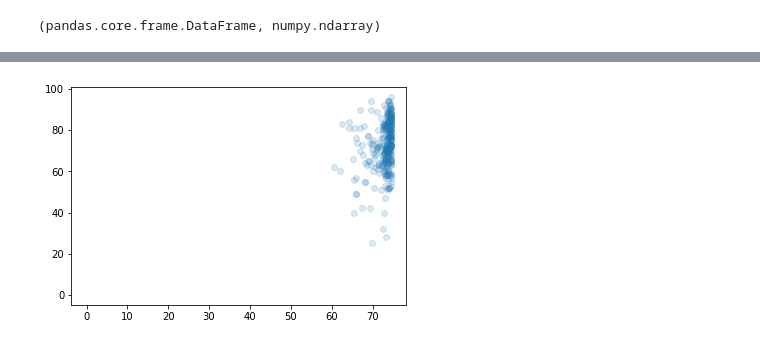
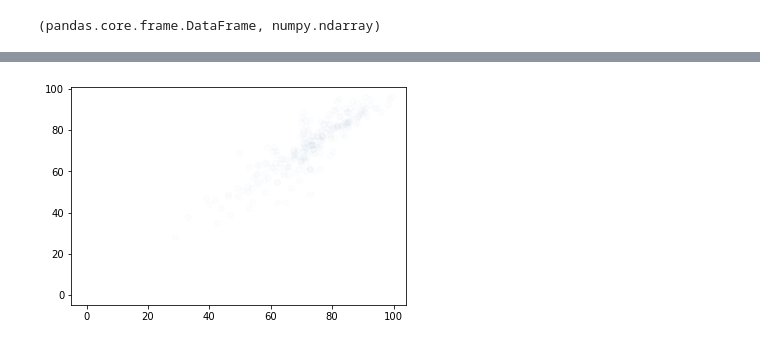
Before and after one commit to SibongileT/MetacriticScorePredictions, a Jupyter notebook: LassoRegression.ipynb, the cells around one changed output, grey strips where cells are left out. Saved outputs shown, nothing was run; the diff lists cells and outputs as text; code cells hidden in the pictures.

Commit message:
Cleaned and Added final columns to data. Continued Modeling

```diff
--- a/LassoRegression.ipynb
+++ b/LassoRegression.ipynb
@@ -62,6 +94,6 @@ See the caveats in the documentation: https://pandas.pydata.org/pandas-docs/stab
 # %%
-X = oscars_data.drop(labels=['metacritic score'],axis=1)
-y = oscars_data['metacritic score']
+X = smaller_df.drop(columns='metacritic score')
+y = smaller_df['metacritic score']
 # %%
 X_train_val, X_test, y_train_val, y_test = train_test_split(X, y, test_size=0.2,random_state=42)
 X_train, X_val, y_train, y_val = train_test_split(X_train_val, y_train_val, test_size=.25, random_state=43)
@@ -87 +105,3 @@ Index(['runtime (mins)', 'budget', 'Total_Movies_Lead_Actor_Director',
       dtype='object')
+# %%
+X_train.fillna(0,inplace=True)
@@ -116,0 +133,3 @@ Lasso(alpha=1000000)
+# %%
+lasso_model = LassoCV()
+lasso_model.fit(X_train, y_train)
@@ -116,0 +138,2 @@ Lasso(alpha=1000000)
+# %%
+X_test.fillna(0,inplace=True)
@@ -249,5 +226,5 @@ lasso_model.alpha_
 # %%
-plt.scatter(test_set_pred, y_test, alpha=.16831803533309567)
+plt.scatter(test_set_pred, y_test, alpha=0.01)
 plt.plot(np.linspace(0,100,1), np.linspace(0,100,1));
 # %% [output]
-[figure, old version]
+[figure, new version]
```
Also changed, not shown: parts of 25 cells of this notebook, 15 other files.
